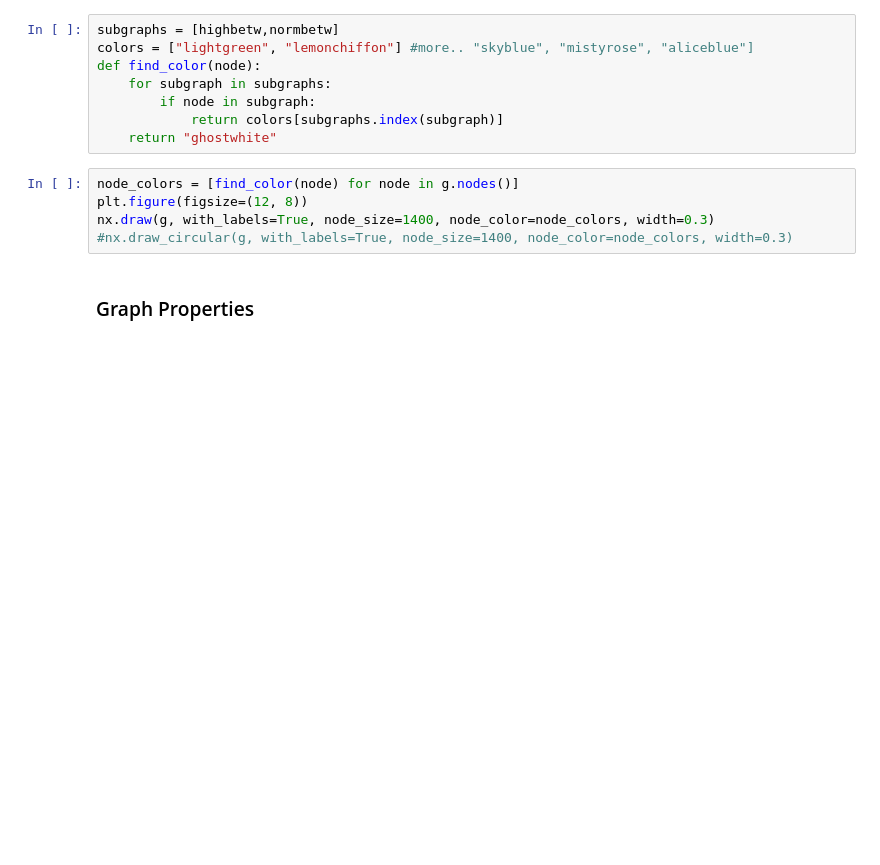
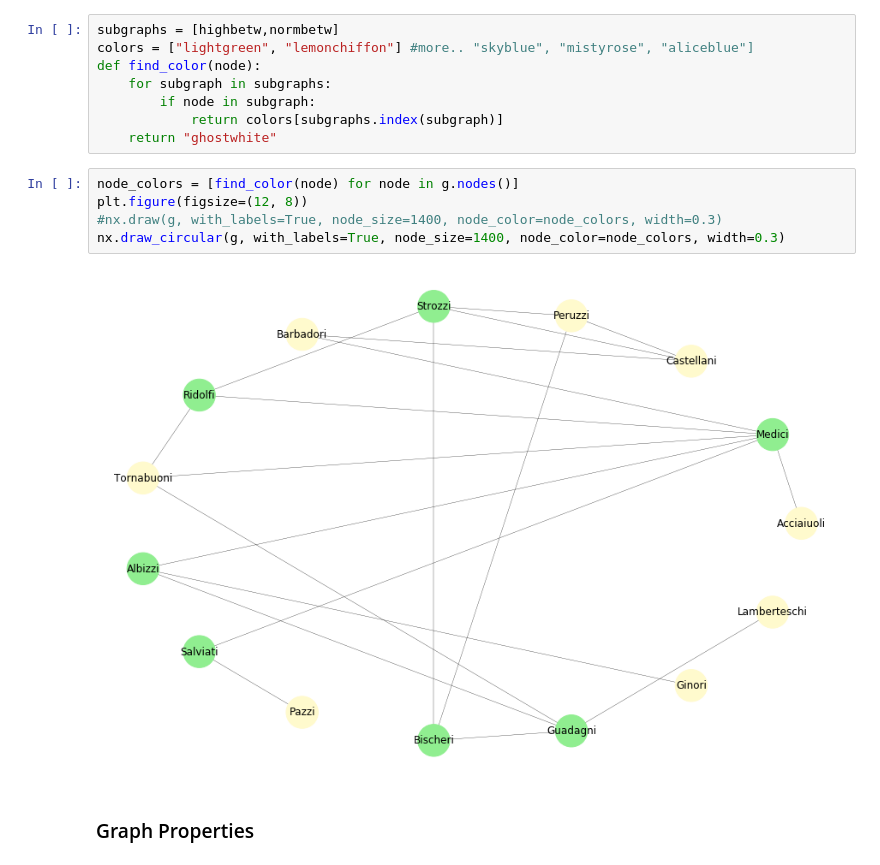
Before and after one commit to MaastrichtU-IDS/advanced-business-analytics, a Jupyter notebook: 3_graphs_and_networks/3_2_Network-Analytics.ipynb, the cells around one changed output. Saved outputs shown, nothing was run; the diff lists cells and outputs as text; blank space fills up the shorter version.

```diff
--- a/3_graphs_and_networks/3_2_Network-Analytics.ipynb
+++ b/3_graphs_and_networks/3_2_Network-Analytics.ipynb
@@ -182,8 +363,10 @@ def find_color(node):
 # %%
 node_colors = [find_color(node) for node in g.nodes()]
 plt.figure(figsize=(12, 8))
-nx.draw(g, with_labels=True, node_size=1400, node_color=node_colors, width=0.3)
-#nx.draw_circular(g, with_labels=True, node_size=1400, node_color=node_colors, width=0.3)
+#nx.draw(g, with_labels=True, node_size=1400, node_color=node_colors, width=0.3)
+nx.draw_circular(g, with_labels=True, node_size=1400, node_color=node_colors, width=0.3)
+# %% [output]
+[figure, added]
 # %% [markdown]
 ### Graph Properties
 # %% [markdown]
```
Also changed, not shown: parts of 28 cells of this notebook, 5 other files.
